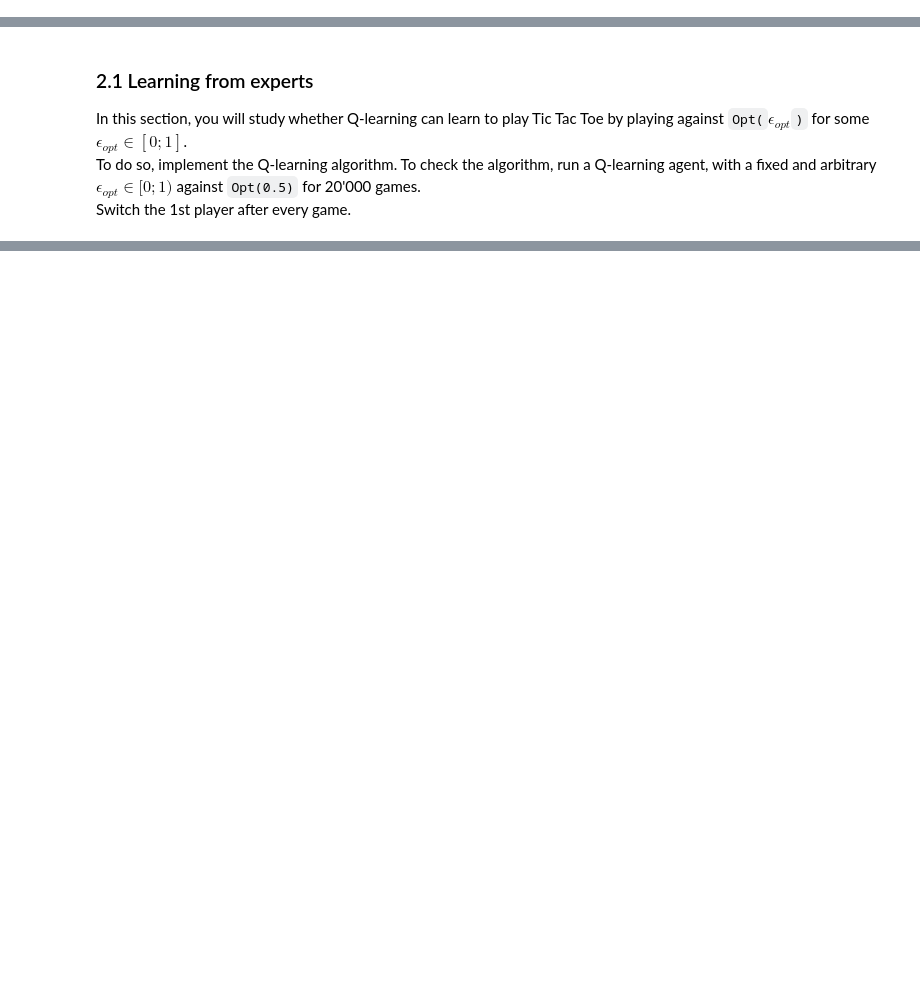
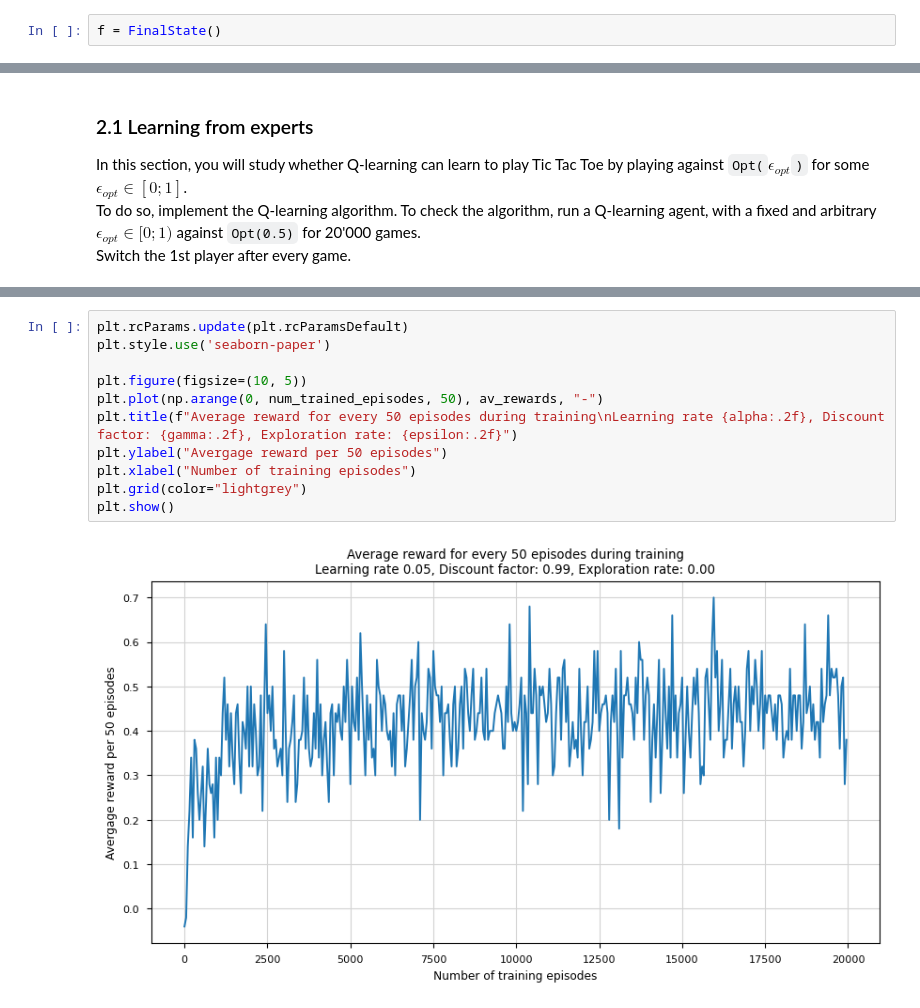
Before and after one commit to albertaillet/Miniproject1, a Jupyter notebook: Q-learning.ipynb, the cells around one changed output, grey strips where cells are left out. Drawn from its saved outputs; the diff is of its cells as text; blank space fills up the shorter version.

```diff
--- a/Q-learning.ipynb
+++ b/Q-learning.ipynb
@@ -9 +77,3 @@ from tqdm.notebook import tqdm
+# %%
+f = FinalState()
 # %% [markdown]
@@ -163,0 +165,13 @@ repr(Q_table)
+# %%
+plt.rcParams.update(plt.rcParamsDefault)
+plt.style.use('seaborn-paper')
+
+plt.figure(figsize=(10, 5))
+plt.plot(np.arange(0, num_trained_episodes, 50), av_rewards, "-")
+plt.title(f"Average reward for every 50 episodes during training\nLearning rate {alpha:.2f}, Discount factor: {gamma:.2f}, Exploration rate: {epsilon:.2f}")
+plt.ylabel("Avergage reward per 50 episodes")
+plt.xlabel("Number of training episodes")
+plt.grid(color="lightgrey")
+plt.show()
+# %% [output]
+[figure, added]
```
Also changed, not shown: parts of 24 cells of this notebook, 4 other files.
